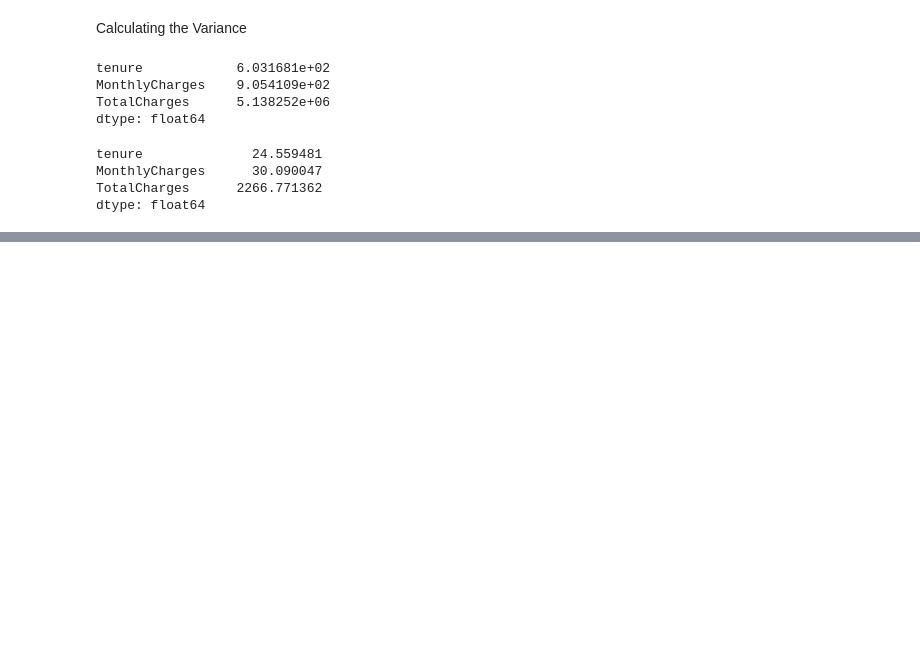
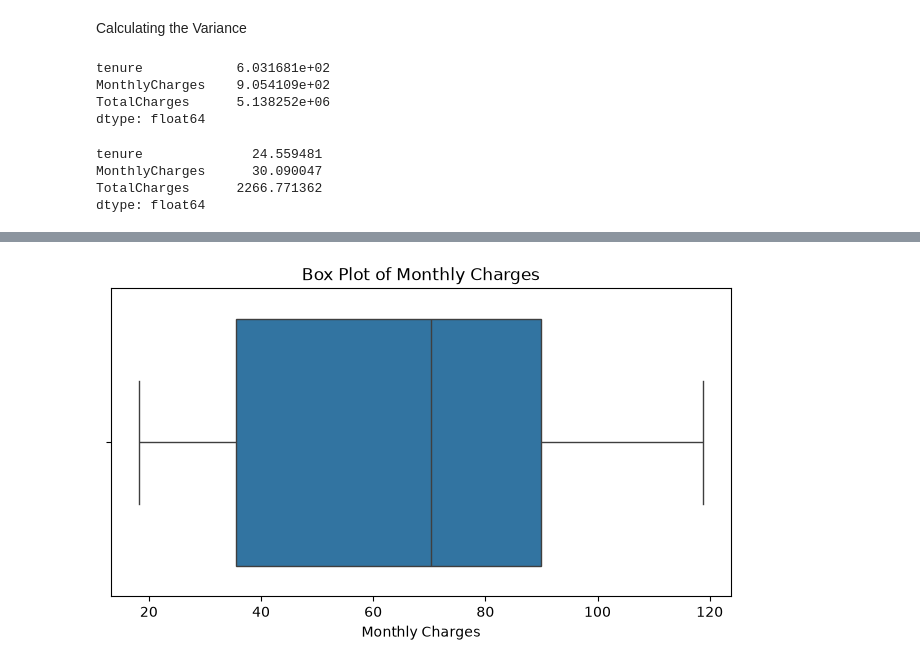
Before and after one commit to umarabrar-git/customer-churn-project, a Jupyter notebook: Exploaratory_data_Analysis.ipynb, the cells around one changed output, grey strips where cells are left out. Drawn from its saved outputs; the diff is of its cells as text; code cells hidden in the pictures; blank space fills up the shorter version.

```diff
--- a/Exploaratory_data_Analysis.ipynb
+++ b/Exploaratory_data_Analysis.ipynb
@@ -140,0 +174,14 @@ dtype: float64
+# %%
+plt.figure(figsize=(8, 4))
+
+sns.boxplot(
+    data=df,
+    x="MonthlyCharges"
+)
+
+plt.title("Box Plot of Monthly Charges")
+plt.xlabel("Monthly Charges")
+
+plt.show()
+# %% [output]
+[figure, added]
```
Also changed, not shown: parts of 5 cells of this notebook, 1 other file.
